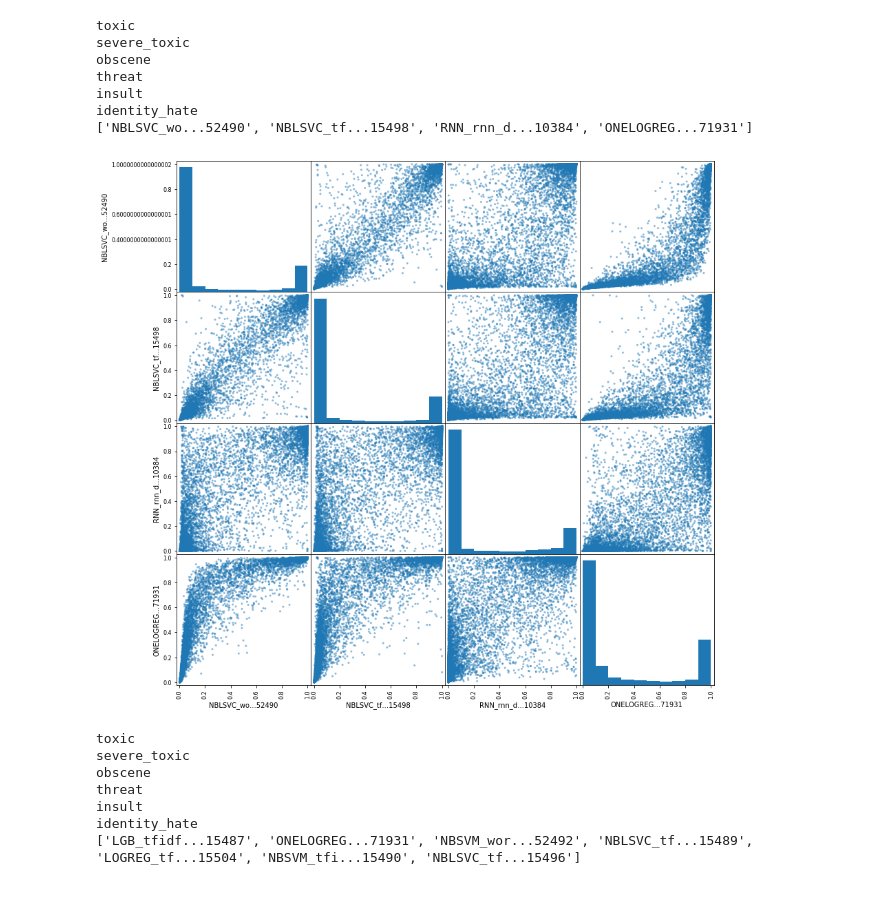
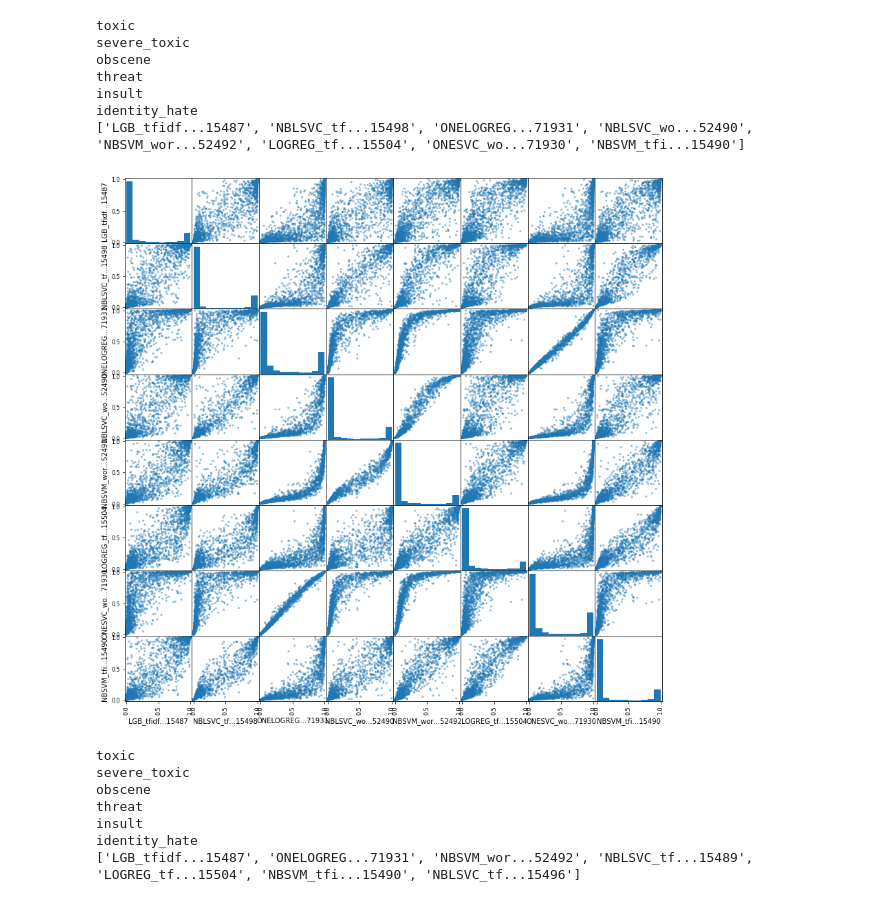
Before and after one commit to wluo-personal/Kaggle, a Jupyter notebook: toxic/sc/stacking/base_layer_est_preds_analysis.ipynb, the cells around one changed output. Drawn from its saved outputs; the diff is of its cells as text; code cells hidden in the pictures.

```diff
--- a/toxic/sc/stacking/base_layer_est_preds_analysis.ipynb
+++ b/toxic/sc/stacking/base_layer_est_preds_analysis.ipynb
@@ -79,12 +86,12 @@ ModelName.NBLSVC_tfidf_wordchar_charmaxdf0.300000_ng(1, 2)_wmf100000_cmf100000_1
 ModelName.ONELOGREG_wordtfidf_ng13_mf10w_chartfidf_ng25_mf20w_real_1519871931.csv
 # %%
-scatter_per_label(base_est_result_repo, 'toxic', 20000)
+scatter_per_label(base_est_result_repo, 'toxic', 5000)
 # %% [output]
 toxic
 severe_toxic
 obscene
 threat
 insult
 identity_hate
-['NBLSVC_wo...52490', 'NBLSVC_tf...15498', 'RNN_rnn_d...10384', 'ONELOGREG...71931']
+['LGB_tfidf...15487', 'NBLSVC_tf...15498', 'ONELOGREG...71931', 'NBLSVC_wo...52490', 'NBSVM_wor...52492', 'LOGREG_tf...15504', 'ONESVC_wo...71930', 'NBSVM_tfi...15490']
-[figure, old version]
+[figure, new version]
```
Also changed, not shown: parts of 7 cells of this notebook, 10 other files.
